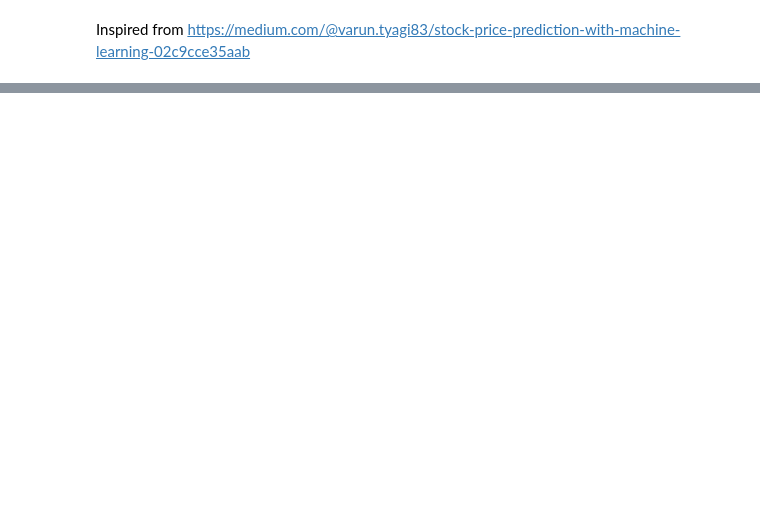
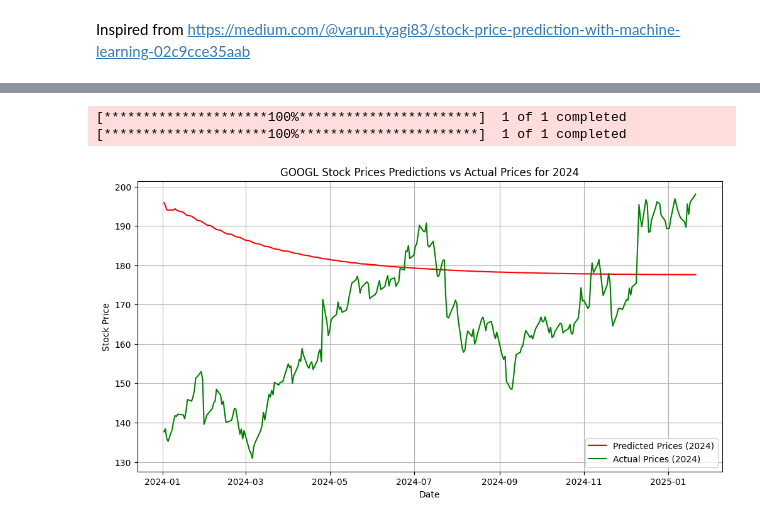
Before and after one commit to sorinnicumarian/stock_prediction_linear_regression, a Jupyter notebook: Medium_Stock_Prediction.ipynb, the cells around one changed output, grey strips where cells are left out. Drawn from its saved outputs; the diff is of its cells as text; code cells hidden in the pictures; blank space fills up the shorter version.

```diff
--- a/Medium_Stock_Prediction.ipynb
+++ b/Medium_Stock_Prediction.ipynb
@@ -122,0 +123,38 @@ Mean Squared Error on Test Data: 6.22
+# %%
+def predict_stock_prices(model, last_sequence, n_days):
+    predictions = []
+    current_sequence = last_sequence
+
+    for _ in range(n_days):
+        predicted_price = model.predict(current_sequence.reshape(1, -1)).item()
+        predictions.append(predicted_price)
+        current_sequence = np.roll(current_sequence, -1)
+        current_sequence[-1] = predicted_price
+
+    return predictions
+
+def predict_and_plot(ticker, start_date, end_date, sequence_length=10):
+    stock_data = download_stock_data(ticker, start_date, end_date)
+    data_sequences = preprocess_data(stock_data, sequence_length)
+    last_sequence = np.array(data_sequences[-1][0])
+    X_train = np.array([item[0] for item in data_sequences])
+    y_train = np.array([item[1] for item in data_sequences])
+    model = train_model(X_train, y_train)
+    predicted_prices = predict_stock_prices(model, last_sequence, len(stock_data))
+    actual_data = download_stock_data(ticker, start_date, end_date)
+
+    plt.figure(figsize=(12, 6))
+    plt.plot(actual_data.index, predicted_prices, label='Predicted Prices (2024)', color='red')
+    plt.plot(actual_data.index, actual_data.values, label='Actual Prices (2024)', color='green')
+    plt.title(f'{ticker} Stock Prices Predictions vs Actual Prices for 2024')
+    plt.xlabel('Date')
+    plt.ylabel('Stock Price')
+    plt.legend()
+    plt.grid(True)
+    plt.show()
+
+predict_and_plot('GOOGL', '2024-01-01', '2025-01-22')
+# %% [output]
+[*********************100%***********************]  1 of 1 completed
+[*********************100%***********************]  1 of 1 completed
+[figure, added]
```
Also changed, not shown: parts of 1 cell of this notebook.
